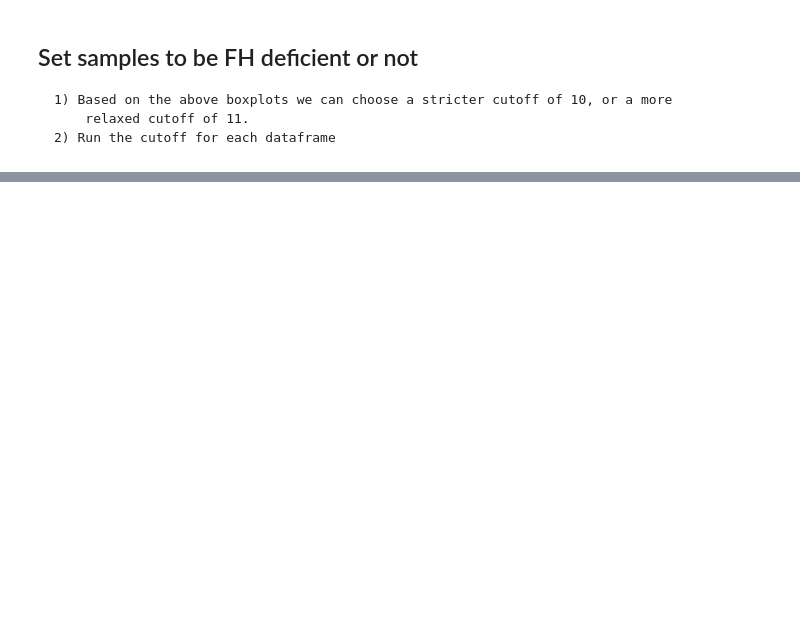
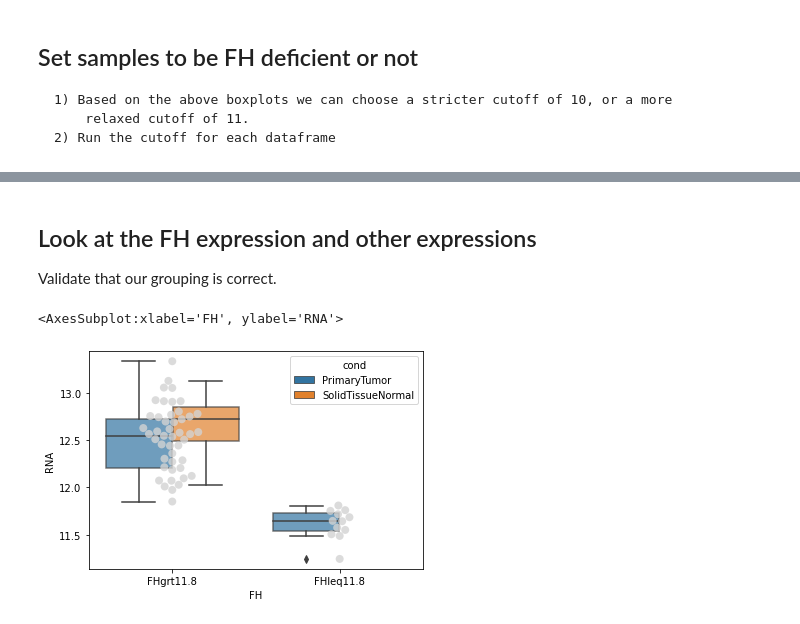
Before and after one commit to ArianeMora/KIRP_HIRA, a Jupyter notebook: KIRP_type2/KIRP_DNAMethylation.ipynb, the cells around one changed output, grey strips where cells are left out. Cells and saved outputs as stored; diff of their text form; code cells hidden in the pictures; blank space fills up the shorter version.

```diff
--- a/KIRP_type2/KIRP_DNAMethylation.ipynb
+++ b/KIRP_type2/KIRP_DNAMethylation.ipynb
@@ -67,7 +67,7 @@ from statannot import add_stat_annotation
 
 # meta_dir = '~/Documents/TCGA_data_download_scidat/'
 
-meta_dir = '/Users/ariane/Documents/data/tcga/kidney/'
+meta_dir = '' #Whatever the data directory is
 manifest_file = f'{meta_dir}/manifest.tsv'
 gdc_client = f'{meta_dir}./gdc-client'
 download_dir = f'{meta_dir}downloads/'
@@ -697,0 +441,33 @@ PrimaryTumor v.s. SolidTissueNormal: Mann-Whitney-Wilcoxon test two-sided with B
+# %% [markdown]
+## Look at the FH expression and other expressions
+Validate that our grouping is correct.
+# %%
+import pandas as pd
+
+# Read in the annotated dataframe
+pe2_df = pd.read_csv('data/annotated-rna_kirp-Pe2_20200814.csv')
+
+fh_df = pe2_df[pe2_df['gene_name'] == 'FH']
+fh_df
+values = []
+labels = []
+states = []
+for c in fh_df.columns:
+    if 'TCGA' in c:
+        labels.append(c.split('_')[0])
+        values.append(hira[c].values[0])
+        states.append(c.split('_')[3])
+# %%
+import seaborn as sns
+box_df = pd.DataFrame()
+box_df['RNA'] = np.log2(np.array(values) + 1)
+box_df['FH'] = labels
+box_df['cond'] = states
+
+# Here we see that low FH is low
+ax = sns.boxplot(data=box_df, x='FH', y='RNA', hue='cond', boxprops=dict(alpha=.7))
+sns.swarmplot(data=box_df, x='FH', y='RNA',
+              size=8, linewidth=0, color="lightgrey", edgecolor="gray", alpha=0.8)
+# %% [output]
+<AxesSubplot:xlabel='FH', ylabel='RNA'>
+[figure, added]
```
Also changed, not shown: parts of 13 cells of this notebook, 21 other files.
